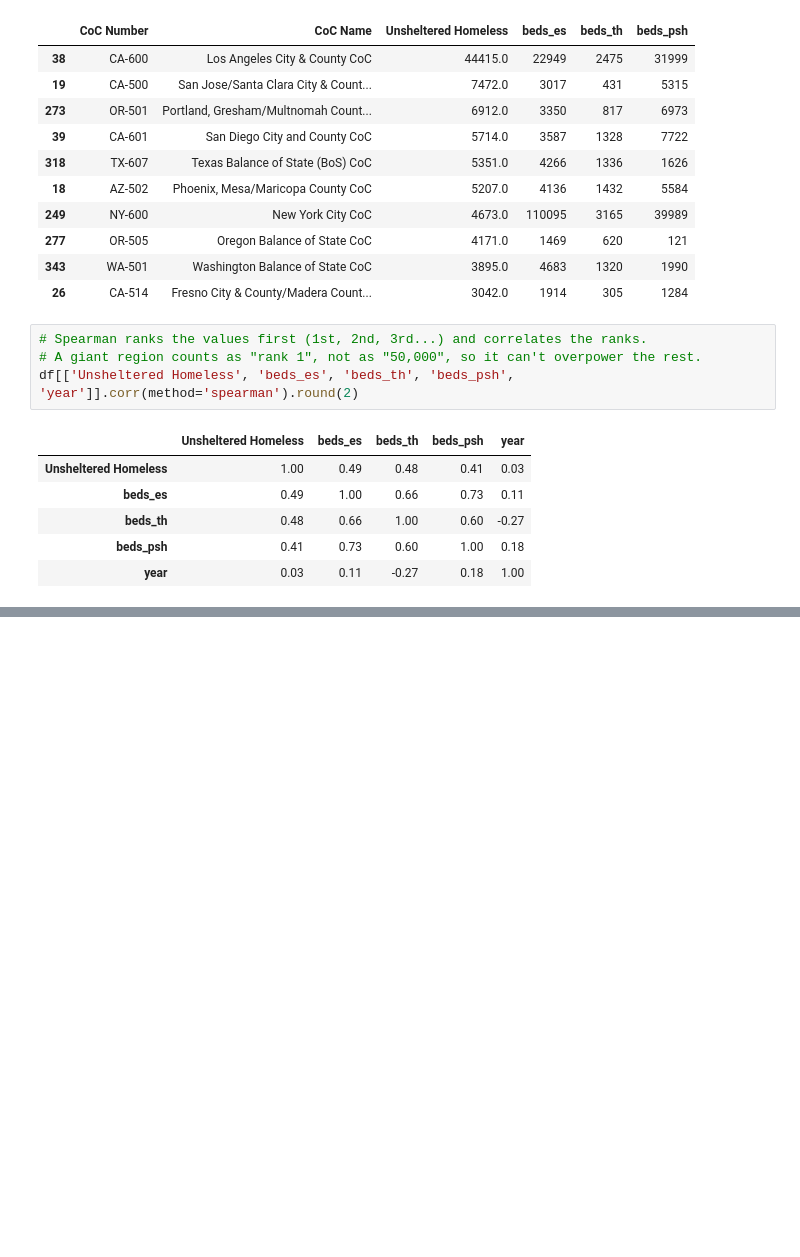
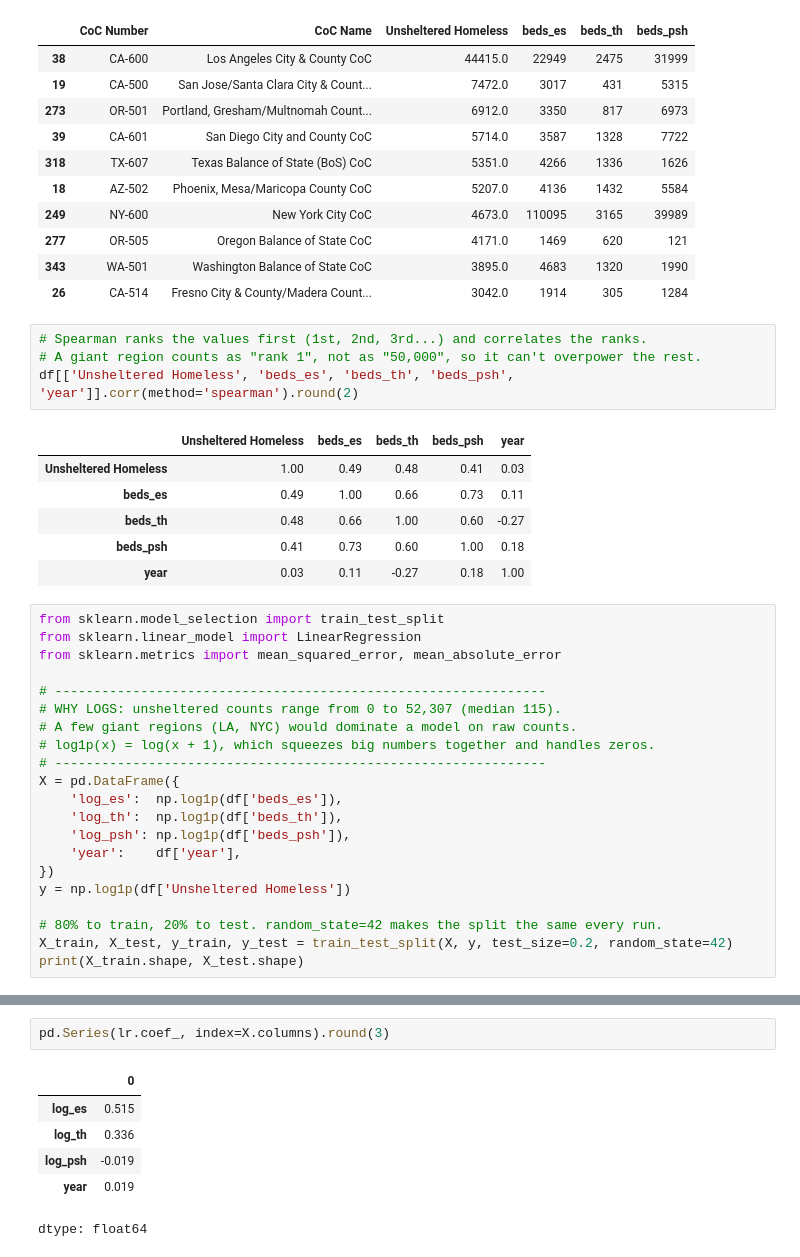
Before and after one commit to hmsealy/Capstone-Data-science-Class-, a Jupyter notebook: homeless.ipynb, the cells around one changed output, grey strips where cells are left out. Saved outputs shown, nothing was run; the diff lists cells and outputs as text; blank space fills up the shorter version.

Commit message:
update with model

```diff
--- a/homeless.ipynb
+++ b/homeless.ipynb
@@ -799,3 +799,24 @@ df[['Unsheltered Homeless', 'beds_es', 'beds_th', 'beds_psh', 'year']].corr(meth
 | beds_th | 0.48 | 0.66 | 1.00 | 0.60 | -0.27 |
 | beds_psh | 0.41 | 0.73 | 0.60 | 1.00 | 0.18 |
 | year | 0.03 | 0.11 | -0.27 | 0.18 | 1.00 |
+# %%
+from sklearn.model_selection import train_test_split
+from sklearn.linear_model import LinearRegression
+from sklearn.metrics import mean_squared_error, mean_absolute_error
+
+# ---------------------------------------------------------------
+# WHY LOGS: unsheltered counts range from 0 to 52,307 (median 115).
+# A few giant regions (LA, NYC) would dominate a model on raw counts.
+# log1p(x) = log(x + 1), which squeezes big numbers together and handles zeros.
+# ---------------------------------------------------------------
+X = pd.DataFrame({
+    'log_es':  np.log1p(df['beds_es']),
+    'log_th':  np.log1p(df['beds_th']),
+    'log_psh': np.log1p(df['beds_psh']),
+    'year':    df['year'],
+})
+y = np.log1p(df['Unsheltered Homeless'])
+
+# 80% to train, 20% to test. random_state=42 makes the split the same every run.
+X_train, X_test, y_train, y_test = train_test_split(X, y, test_size=0.2, random_state=42)
+print(X_train.shape, X_test.shape)
@@ -801,0 +845,9 @@ df[['Unsheltered Homeless', 'beds_es', 'beds_th', 'beds_psh', 'year']].corr(meth
+# %%
+pd.Series(lr.coef_, index=X.columns).round(3)
+# %% [output]
+|  | 0 |
+| log_es | 0.515 |
+| log_th | 0.336 |
+| log_psh | -0.019 |
+| year | 0.019 |
+dtype: float64
```
Also changed, not shown: parts of 3 cells of this notebook.
